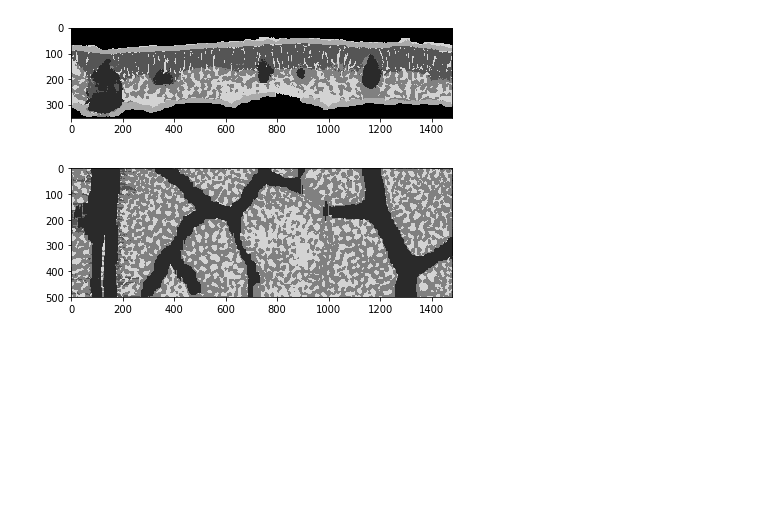
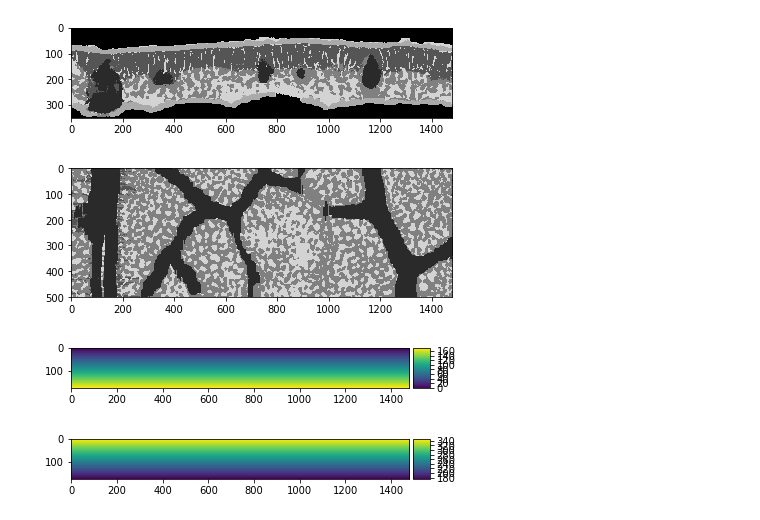
Before and after one commit to masonearles/3DLeafCT, a Jupyter notebook: ML_microCT/jupyter/3DLeafSeg_Postprocess.ipynb, the cells around one changed output. Saved outputs shown, nothing was run; the diff lists cells and outputs as text; code cells hidden in the pictures; blank space fills up the shorter version.

```diff
--- a/ML_microCT/jupyter/3DLeafSeg_Postprocess.ipynb
+++ b/ML_microCT/jupyter/3DLeafSeg_Postprocess.ipynb
@@ -426,3 +431,20 @@ io.show()
 [figure]
 [figure]
 [figure]
+# %%
+# Define 3D array of distances from lower value of img.shape[1] to median value
+rangeA = range(0,img4.shape[1]/2)
+tileA = np.tile(rangeA,(img4.shape[2],img4.shape[0],1))
+tileA = np.moveaxis(tileA,[0,1,2],[2,0,1])
+io.imshow(tileA[0,:,:])
+io.show()
+# Define 3D array of distances from upper value of image.shape[1] to median value
+rangeB = range(img4.shape[1]/2,img4.shape[1])
+tileB = np.tile(rangeB,(img4.shape[2],img4.shape[0],1))
+tileB = np.moveaxis(tileB,[0,1,2],[2,0,1])
+tileB = np.flip(tileB,1)
+io.imshow(tileB[0,:,:])
+io.show()
+# %% [output]
+[figure, added]
+[figure, added]
```
Also changed, not shown: parts of 12 cells of this notebook, 4 other files.
